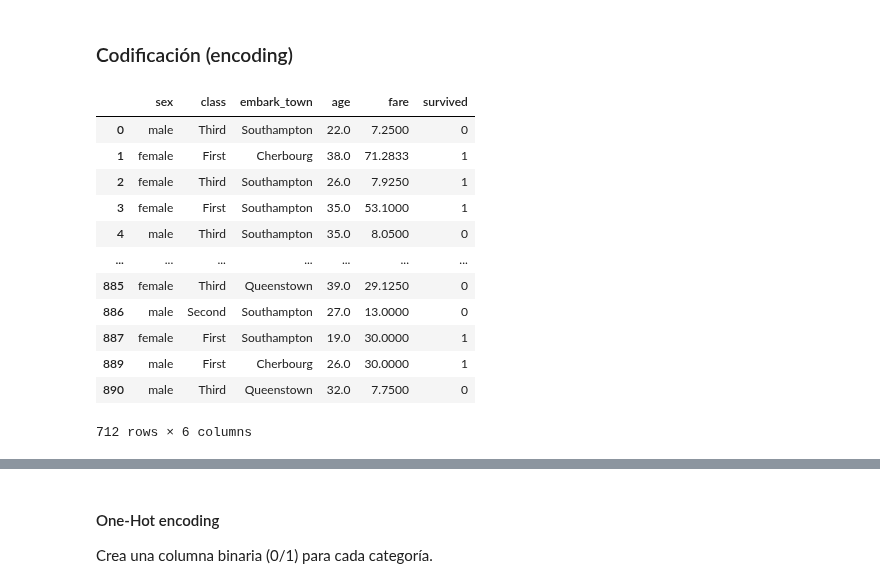
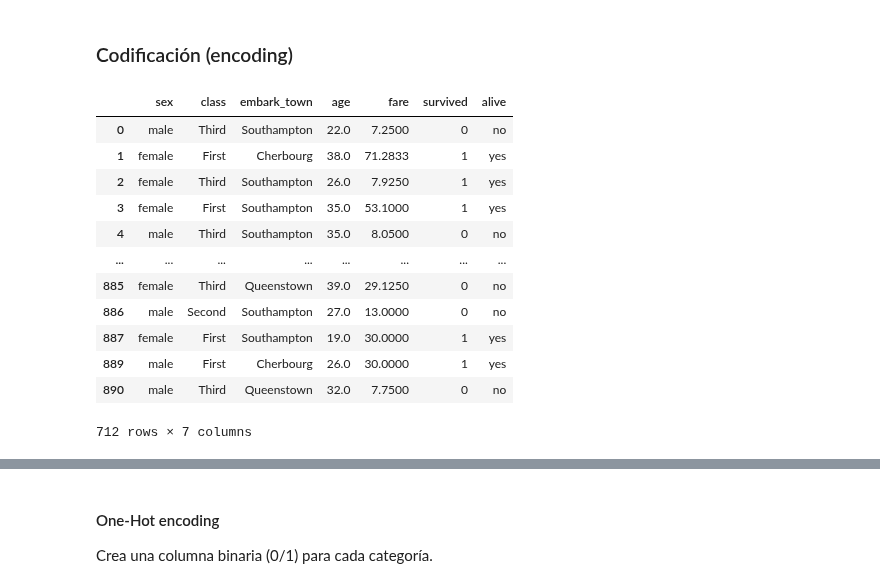
Before and after one commit to FIUBA-Posgrado-Inteligencia-Artificial/CEIA_Analisis_de_datos, a Jupyter notebook: notebooks/clase_05_codificacion.ipynb, the cells around one changed output, grey strips where cells are left out. Drawn from its saved outputs; the diff is of its cells as text; code cells hidden in the pictures.

```diff
--- a/notebooks/clase_05_codificacion.ipynb
+++ b/notebooks/clase_05_codificacion.ipynb
@@ -12,19 +12,19 @@ from sklearn.preprocessing import OneHotEncoder, OrdinalEncoder
 from category_encoders import TargetEncoder, HashingEncoder
 # %%
 # Cargamos el dataset de Titanic de Seaborn
-df = sns.load_dataset("titanic")[["sex", "class", "embark_town", "age", "fare", "survived"]].dropna()
+df = sns.load_dataset("titanic")[["sex", "class", "embark_town", "age", "fare", "survived", "alive"]].dropna()
 df
 # %% [output]
-|  | sex | class | embark_town | age | fare | survived |
-| 0 | male | Third | Southampton | 22.0 | 7.2500 | 0 |
-| 1 | female | First | Cherbourg | 38.0 | 71.2833 | 1 |
-| 2 | female | Third | Southampton | 26.0 | 7.9250 | 1 |
-| 3 | female | First | Southampton | 35.0 | 53.1000 | 1 |
-| 4 | male | Third | Southampton | 35.0 | 8.0500 | 0 |
-| ... | ... | ... | ... | ... | ... | ... |
-| 885 | female | Third | Queenstown | 39.0 | 29.1250 | 0 |
-| 886 | male | Second | Southampton | 27.0 | 13.0000 | 0 |
-| 887 | female | First | Southampton | 19.0 | 30.0000 | 1 |
-| 889 | male | First | Cherbourg | 26.0 | 30.0000 | 1 |
-| 890 | male | Third | Queenstown | 32.0 | 7.7500 | 0 |
+|  | sex | class | embark_town | age | fare | survived | alive |
+| 0 | male | Third | Southampton | 22.0 | 7.2500 | 0 | no |
+| 1 | female | First | Cherbourg | 38.0 | 71.2833 | 1 | yes |
+| 2 | female | Third | Southampton | 26.0 | 7.9250 | 1 | yes |
+| 3 | female | First | Southampton | 35.0 | 53.1000 | 1 | yes |
+| 4 | male | Third | Southampton | 35.0 | 8.0500 | 0 | no |
+| ... | ... | ... | ... | ... | ... | ... | ... |
+| 885 | female | Third | Queenstown | 39.0 | 29.1250 | 0 | no |
+| 886 | male | Second | Southampton | 27.0 | 13.0000 | 0 | no |
+| 887 | female | First | Southampton | 19.0 | 30.0000 | 1 | yes |
+| 889 | male | First | Cherbourg | 26.0 | 30.0000 | 1 | yes |
+| 890 | male | Third | Queenstown | 32.0 | 7.7500 | 0 | no |
-712 rows × 6 columns
+712 rows × 7 columns
```
Also changed, not shown: parts of 12 cells of this notebook, 1 other file.
